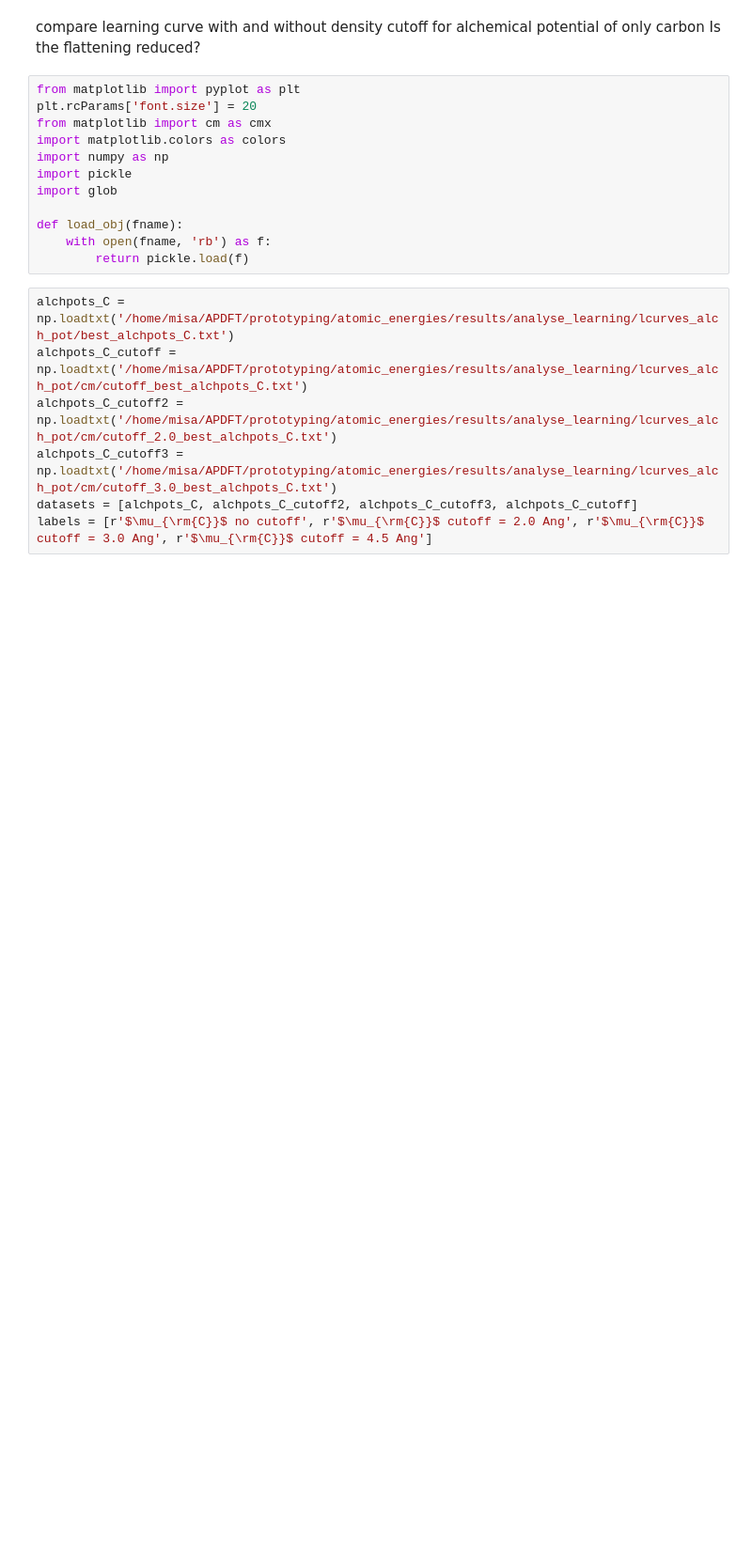
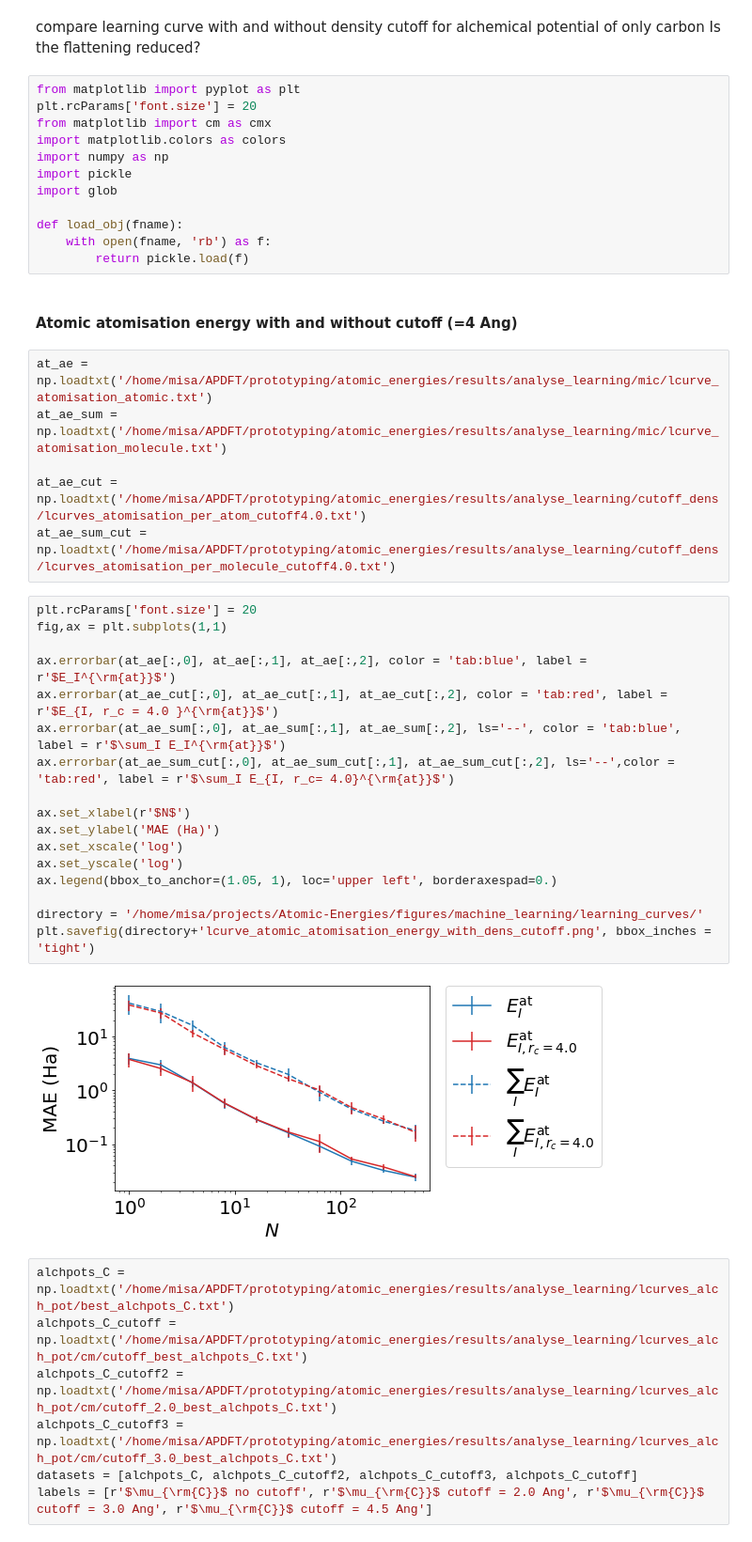
Before and after one commit to ferchault/APDFT, a Jupyter notebook: prototyping/atomic_energies/analysis/machine_learning/cutoff_density.ipynb, the cells around one changed output. Shown at 94% size. Saved outputs shown, nothing was run; the diff lists cells and outputs as text; blank space fills up the shorter version.

```diff
--- a/prototyping/atomic_energies/analysis/machine_learning/cutoff_density.ipynb
+++ b/prototyping/atomic_energies/analysis/machine_learning/cutoff_density.ipynb
@@ -13,6 +13,33 @@ import glob
 def load_obj(fname):
     with open(fname, 'rb') as f:
         return pickle.load(f)
+# %% [markdown]
+#### Atomic atomisation energy with and without cutoff (=4 Ang)
+# %%
+at_ae = np.loadtxt('/home/misa/APDFT/prototyping/atomic_energies/results/analyse_learning/mic/lcurve_atomisation_atomic.txt')
+at_ae_sum = np.loadtxt('/home/misa/APDFT/prototyping/atomic_energies/results/analyse_learning/mic/lcurve_atomisation_molecule.txt')
+
+at_ae_cut = np.loadtxt('/home/misa/APDFT/prototyping/atomic_energies/results/analyse_learning/cutoff_dens/lcurves_atomisation_per_atom_cutoff4.0.txt')
+at_ae_sum_cut = np.loadtxt('/home/misa/APDFT/prototyping/atomic_energies/results/analyse_learning/cutoff_dens/lcurves_atomisation_per_molecule_cutoff4.0.txt')
+# %%
+plt.rcParams['font.size'] = 20
+fig,ax = plt.subplots(1,1)
+
+ax.errorbar(at_ae[:,0], at_ae[:,1], at_ae[:,2], color = 'tab:blue', label = r'$E_I^{\rm{at}}$')
+ax.errorbar(at_ae_cut[:,0], at_ae_cut[:,1], at_ae_cut[:,2], color = 'tab:red', label = r'$E_{I, r_c = 4.0 }^{\rm{at}}$')
+ax.errorbar(at_ae_sum[:,0], at_ae_sum[:,1], at_ae_sum[:,2], ls='--', color = 'tab:blue', label = r'$\sum_I E_I^{\rm{at}}$')
+ax.errorbar(at_ae_sum_cut[:,0], at_ae_sum_cut[:,1], at_ae_sum_cut[:,2], ls='--',color = 'tab:red', label = r'$\sum_I E_{I, r_c= 4.0}^{\rm{at}}$')
+
+ax.set_xlabel(r'$N$')
+ax.set_ylabel('MAE (Ha)')
+ax.set_xscale('log')
+ax.set_yscale('log')
+ax.legend(bbox_to_anchor=(1.05, 1), loc='upper left', borderaxespad=0.)
+
+directory = '/home/misa/projects/Atomic-Energies/figures/machine_learning/learning_curves/'
+plt.savefig(directory+'lcurve_atomic_atomisation_energy_with_dens_cutoff.png', bbox_inches = 'tight')
+# %% [output]
+[figure, added]
 # %%
 alchpots_C = np.loadtxt('/home/misa/APDFT/prototyping/atomic_energies/results/analyse_learning/lcurves_alch_pot/best_alchpots_C.txt')
 alchpots_C_cutoff = np.loadtxt('/home/misa/APDFT/prototyping/atomic_energies/results/analyse_learning/lcurves_alch_pot/cm/cutoff_best_alchpots_C.txt')
```
Also changed, not shown: 5 other files.
